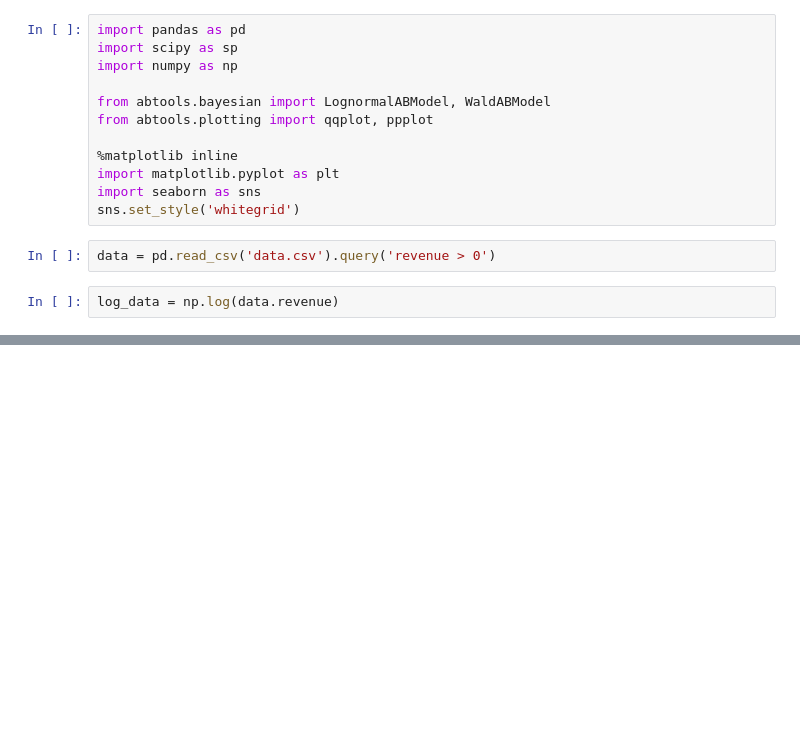
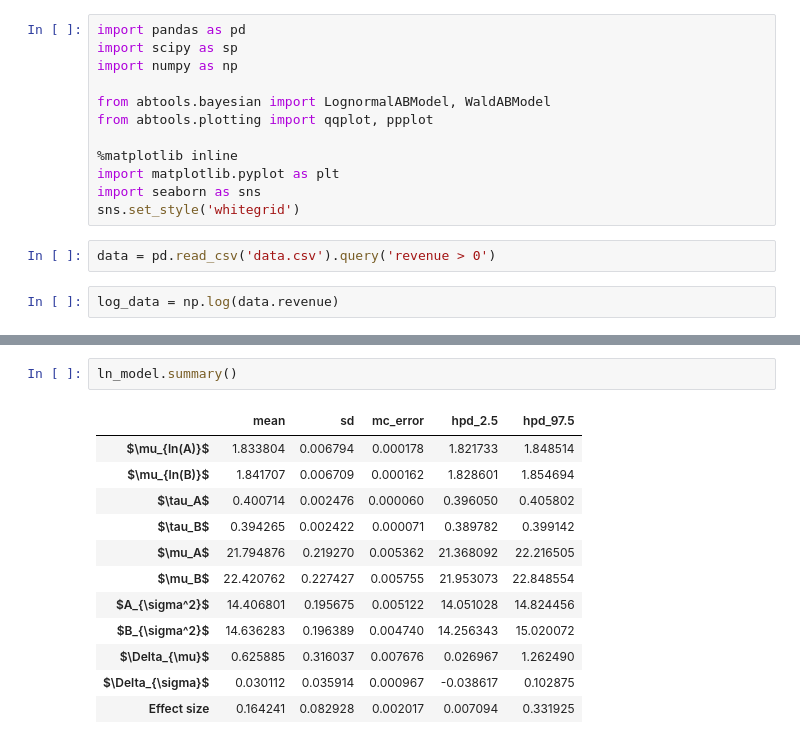
Before and after one commit to PavelMotorin/abtools, a Jupyter notebook: examples/02_bayesian_arppu_test.ipynb, the cells around one changed output, grey strips where cells are left out. Cells and saved outputs as stored; diff of their text form; blank space fills up the shorter version.

```diff
--- a/examples/02_bayesian_arppu_test.ipynb
+++ b/examples/02_bayesian_arppu_test.ipynb
@@ -56 +42,16 @@ array([<matplotlib.axes._subplots.AxesSubplot object at 0x...>,
+# %%
+ln_model.summary()
+# %% [output]
+|  | mean | sd | mc_error | hpd_2.5 | hpd_97.5 |
+| $\mu_{ln(A)}$ | 1.833804 | 0.006794 | 0.000178 | 1.821733 | 1.848514 |
+| $\mu_{ln(B)}$ | 1.841707 | 0.006709 | 0.000162 | 1.828601 | 1.854694 |
+| $\tau_A$ | 0.400714 | 0.002476 | 0.000060 | 0.396050 | 0.405802 |
+| $\tau_B$ | 0.394265 | 0.002422 | 0.000071 | 0.389782 | 0.399142 |
+| $\mu_A$ | 21.794876 | 0.219270 | 0.005362 | 21.368092 | 22.216505 |
+| $\mu_B$ | 22.420762 | 0.227427 | 0.005755 | 21.953073 | 22.848554 |
+| $A_{\sigma^2}$ | 14.406801 | 0.195675 | 0.005122 | 14.051028 | 14.824456 |
+| $B_{\sigma^2}$ | 14.636283 | 0.196389 | 0.004740 | 14.256343 | 15.020072 |
+| $\Delta_{\mu}$ | 0.625885 | 0.316037 | 0.007676 | 0.026967 | 1.262490 |
+| $\Delta_{\sigma}$ | 0.030112 | 0.035914 | 0.000967 | -0.038617 | 0.102875 |
+| Effect size | 0.164241 | 0.082928 | 0.002017 | 0.007094 | 0.331925 |
 # %%
```
Also changed, not shown: parts of 18 cells of this notebook, 12 other files.
